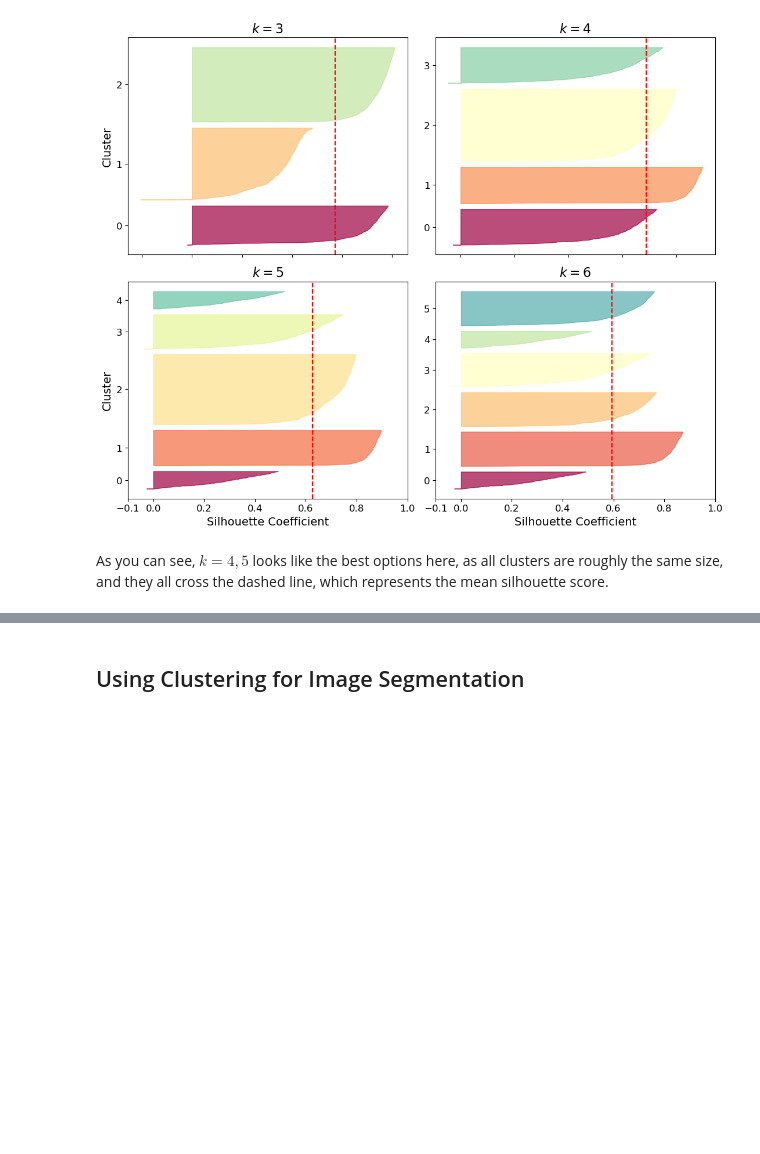
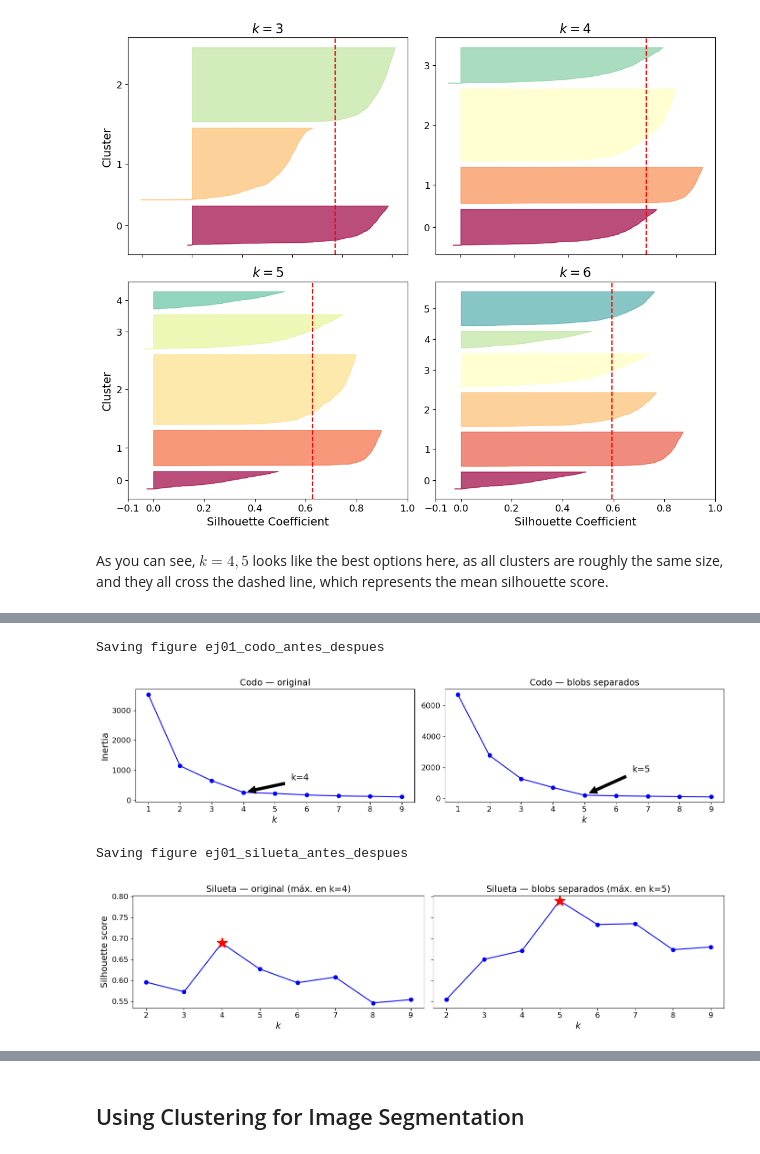
Before and after one commit to Angel-113/Angel-IA-LCC-2026, a Jupyter notebook: K-medias-Practica/01 K-medias.ipynb, the cells around one changed output, grey strips where cells are left out. Cells and saved outputs as stored; diff of their text form; code cells hidden in the pictures; blank space fills up the shorter version.

```diff
--- a/K-medias-Practica/01 K-medias.ipynb
+++ b/K-medias-Practica/01 K-medias.ipynb
@@ -514,0 +579,31 @@ As you can see, $k=4, 5$ looks like the best options here, as all clusters are r
+# %%
+kmeans_per_k_new = [KMeans(n_clusters=k, random_state=42).fit(X) for k in range(1, 10)]
+inertias_new = [m.inertia_ for m in kmeans_per_k_new]
+silhouette_new = [silhouette_score(X, m.labels_) for m in kmeans_per_k_new[1:]]
+
+fig, axes = plt.subplots(1, 2, figsize=(14, 3.5))
+for ax, J, title in zip(axes, (inertias_orig, inertias_new), ("Codo — original", "Codo — blobs separados")):
+    ax.plot(range(1, 10), J, "bo-")
+    ax.set_xlabel("$k$", fontsize=14); ax.set_title(title, fontsize=14)
+axes[0].set_ylabel("Inertia", fontsize=14)
+axes[0].annotate('k=4', xy=(4, inertias_orig[3]), xytext=(5.5, inertias_orig[3] + 400),
+                 arrowprops=dict(facecolor='black', shrink=0.1), fontsize=14)
+axes[1].annotate('k=5', xy=(5, inertias_new[4]), xytext=(6.5, inertias_new[4] + 1500),
+                 arrowprops=dict(facecolor='black', shrink=0.1), fontsize=14)
+save_fig("ej01_codo_antes_despues")
+plt.show()
+
+fig, axes = plt.subplots(1, 2, figsize=(14, 3.5), sharey=True)
+for ax, S, title in zip(axes, (silhouette_orig, silhouette_new), ("Silueta — original", "Silueta — blobs separados")):
+    ax.plot(range(2, 10), S, "bo-")
+    kbest = 2 + int(np.argmax(S))
+    ax.plot(kbest, max(S), "r*", markersize=18)
+    ax.set_xlabel("$k$", fontsize=14); ax.set_title(f"{title} (máx. en k={kbest})", fontsize=14)
+axes[0].set_ylabel("Silhouette score", fontsize=14)
+save_fig("ej01_silueta_antes_despues")
+plt.show()
+# %% [output]
+Saving figure ej01_codo_antes_despues
+[figure, added]
+Saving figure ej01_silueta_antes_despues
+[figure, added]
```
Also changed, not shown: parts of 10 cells of this notebook, 26 other files.
